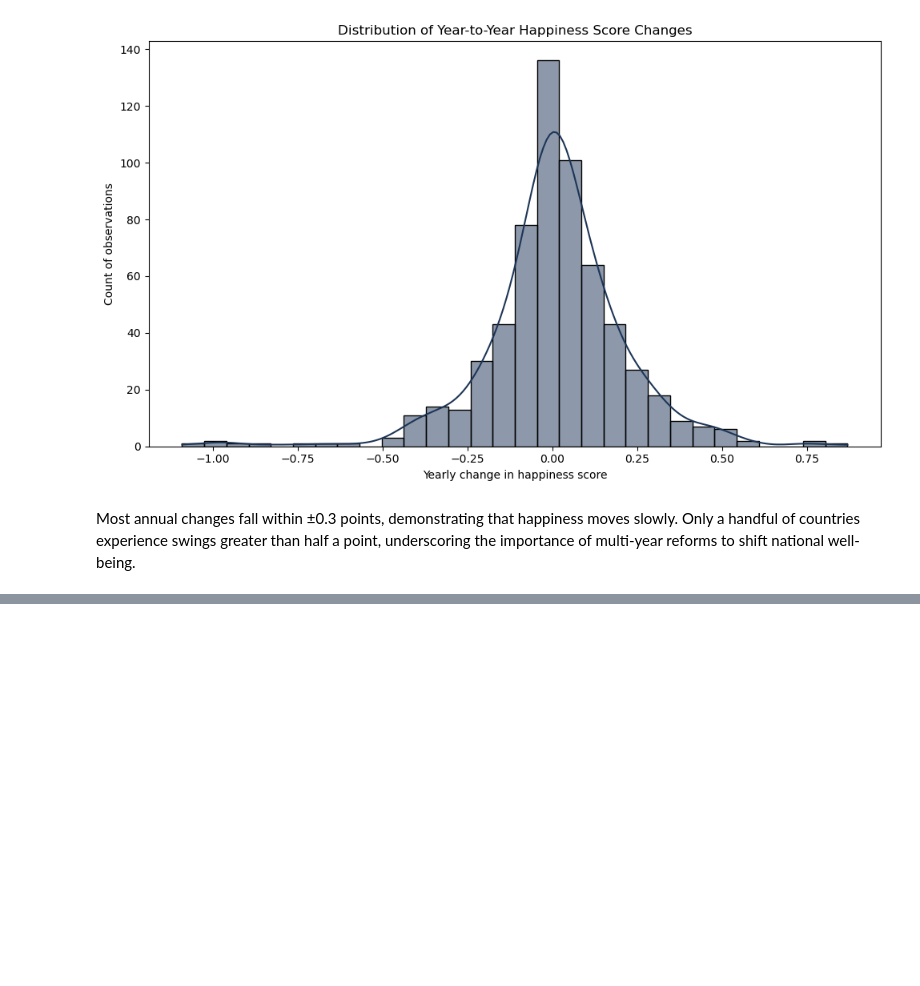
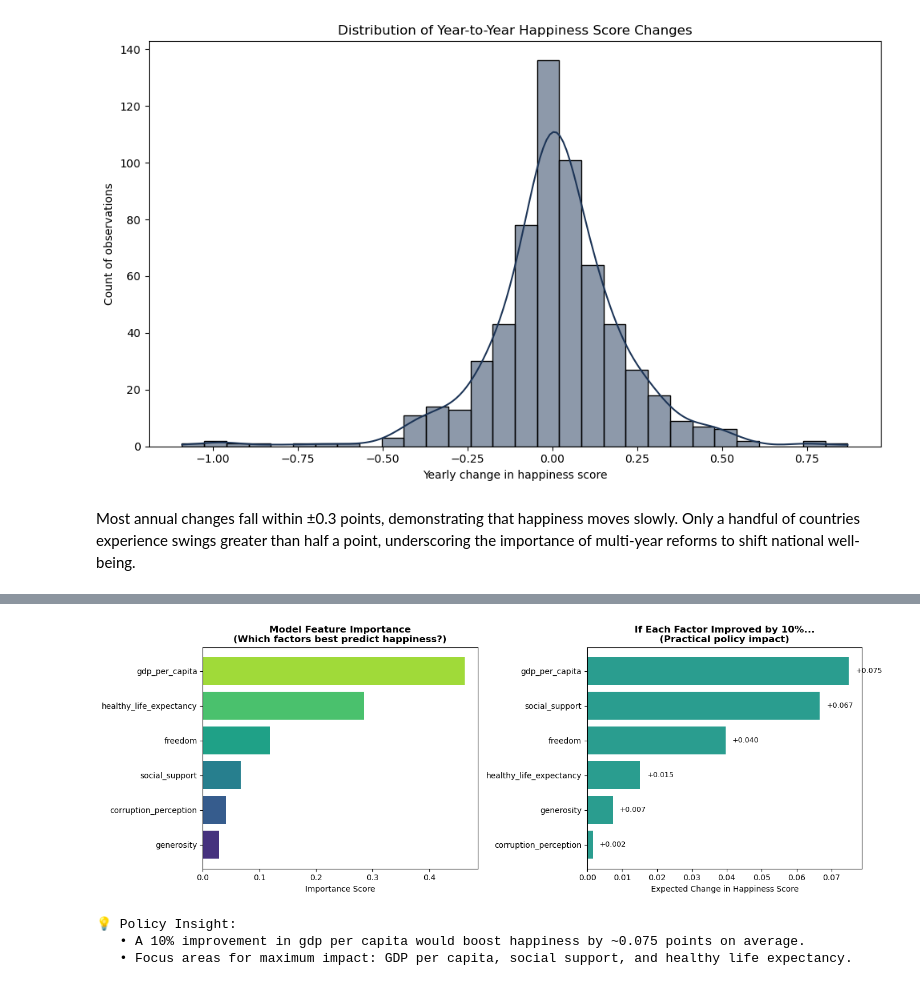
Before and after one commit to elarsaks/world_happiness_report_data_visualization, a Jupyter notebook: Notebook.ipynb, the cells around one changed output, grey strips where cells are left out. Cells and saved outputs as stored; diff of their text form; code cells hidden in the pictures; blank space fills up the shorter version.

```diff
--- a/Notebook.ipynb
+++ b/Notebook.ipynb
@@ -427,0 +510,57 @@ Most annual changes fall within ±0.3 points, demonstrating that happiness moves
+# %%
+# Calculate feature importance and practical impact
+feature_importance = pd.DataFrame({
+    "Feature": feature_cols,
+    "Importance": model.feature_importances_
+}).sort_values("Importance", ascending=True)
+
+# Estimate impact: if a feature increases by 10%, what's the expected happiness change?
+# We do this by simulating a 10% increase in each feature for all observations
+impact_results = []
+baseline_pred = model.predict(X).mean()
+
+for col in feature_cols:
+    X_modified = X.copy()
+    X_modified[col] = X_modified[col] * 1.10  # 10% increase
+    new_pred = model.predict(X_modified).mean()
+    impact = new_pred - baseline_pred
+    impact_results.append({"Feature": col, "Impact (10% increase)": impact})
+
+impact_df = pd.DataFrame(impact_results).sort_values("Impact (10% increase)", ascending=True)
+
+fig, axes = plt.subplots(1, 2, figsize=(14, 5))
+
+# Feature importance
+ax1 = axes[0]
+colors = sns.color_palette("viridis", len(feature_importance))
+ax1.barh(feature_importance["Feature"], feature_importance["Importance"], color=colors)
+ax1.set_xlabel("Importance Score")
+ax1.set_title("Model Feature Importance\n(Which factors best predict happiness?)", fontweight="bold")
+
+# Practical impact
+ax2 = axes[1]
+colors2 = ["#2a9d8f" if x > 0 else "#e63946" for x in impact_df["Impact (10% increase)"]]
+bars = ax2.barh(impact_df["Feature"], impact_df["Impact (10% increase)"], color=colors2)
+ax2.set_xlabel("Expected Change in Happiness Score")
+ax2.set_title("If Each Factor Improved by 10%...\n(Practical policy impact)", fontweight="bold")
+ax2.axvline(0, color="gray", linestyle="--", alpha=0.5)
+
+# Add value labels
+for bar, val in zip(bars, impact_df["Impact (10% increase)"]):
+    offset = 0.002 if val >= 0 else -0.002
+    ha = "left" if val >= 0 else "right"
+    ax2.text(val + offset, bar.get_y() + bar.get_height()/2, f"{val:+.3f}", va="center", ha=ha, fontsize=9)
+
+plt.tight_layout()
+plt.show()
+
+# Key takeaways
+top_impact = impact_df.iloc[-1]
+print(f"\n💡 Policy Insight:")
+print(f"   • A 10% improvement in {top_impact['Feature'].replace('_', ' ')} would boost happiness by ~{top_impact['Impact (10% increase)']:.3f} points on average.")
+print(f"   • Focus areas for maximum impact: GDP per capita, social support, and healthy life expectancy.")
+# %% [output]
+[figure, added]
+💡 Policy Insight:
+   • A 10% improvement in gdp per capita would boost happiness by ~0.075 points on average.
+   • Focus areas for maximum impact: GDP per capita, social support, and healthy life expectancy.
```
Also changed, not shown: parts of 11 cells of this notebook.
